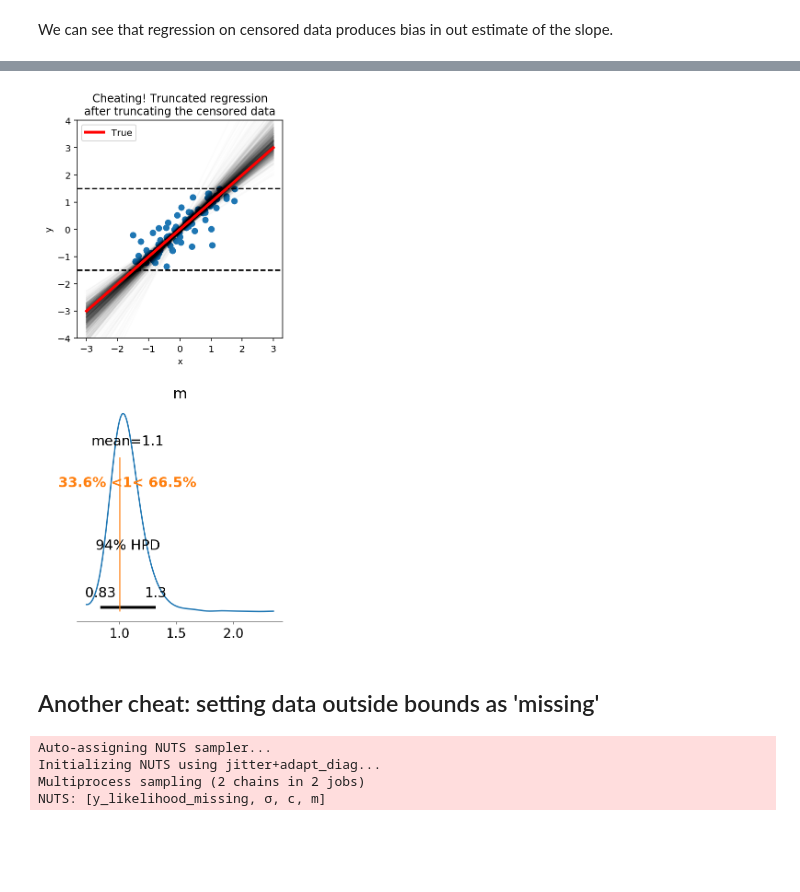
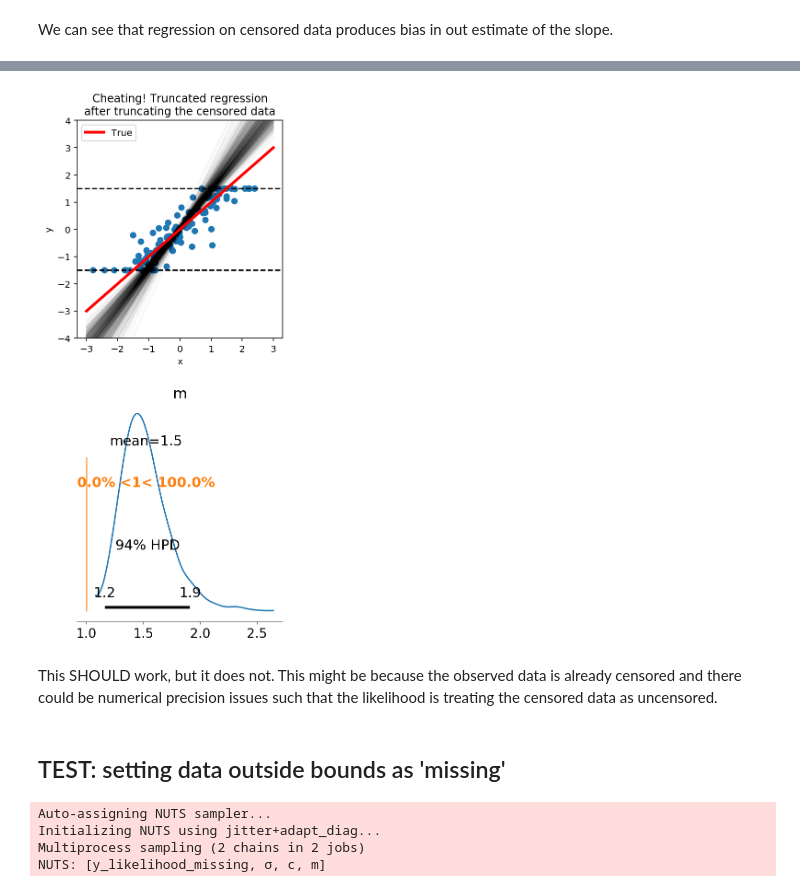
Before and after one commit to drbenvincent/pymc3-demo-code, a Jupyter notebook: censored_regression_pymc3.ipynb, the cells around one changed output, grey strips where cells are left out. Saved outputs shown, nothing was run; the diff lists cells and outputs as text; code cells hidden in the pictures; blank space fills up the shorter version.

Commit message:
censored regression now uses TruncatedNormal

```diff
--- a/censored_regression_pymc3.ipynb
+++ b/censored_regression_pymc3.ipynb
@@ -278,19 +244,19 @@ First thing we will do is a hacky attempt to truncate the data which has been ce
 # %%
-def truncated_regression(x, y):
-    """Sample from a truncated linear regression model"""
-    truncation_bounds = censor_bounds
+def censored_regression(x, y):
+    """Sample from a censored linear regression model (aka Tobit Regression)"""
 
     with pm.Model() as model:
         m = pm.Normal("m", mu=0, sd=1)
         c = pm.Normal("c", mu=0, sd=1)
         σ = pm.HalfNormal("σ", sd=1)
+
         y_likelihood = pm.TruncatedNormal(
             "y_likelihood",
             mu=m * x + c,
             sd=σ,
             observed=y,
-            lower=truncation_bounds[0],
-            upper=truncation_bounds[1],
+            lower=censor_bounds[0],
+            upper=censor_bounds[1],
         )
 
     with model:
@@ -317,28 +274,30 @@ NUTS: [σ, c, m]
 # %%
 xfig, ax = plt.subplots(2, 1, figsize=(4, 10))
 
 data_ylim = [-4, 4]
 
 # True data =================================================
 # data space
-_ = plot_data(xt, yt, ax=ax[0])
-_ = plot_posterior_predictive(trace_truncated, ax=ax[0])
+_ = plot_data(xc, yc, ax=ax[0])
+_ = plot_posterior_predictive(trace_censored, ax=ax[0])
 ax[0].set(
     title="Cheating! Truncated regression\nafter truncating the censored data",
     xlabel="x",
     ylabel="y",
     ylim=data_ylim,
 )
 plot_true(ax=ax[0])
 # parameter space
-az.plot_posterior(trace_truncated, var_names=["m"], ax=ax[1], ref_val=m)
+az.plot_posterior(trace_censored, var_names=["m"], ax=ax[1], ref_val=m)
 
 # spacing between rows
 plt.subplots_adjust(hspace=0.3)
 # %% [output]
-[figure, old version]
+[figure, new version]
+# %% [markdown]
+This SHOULD work, but it does not. This might be because the observed data is already censored and there could be numerical precision issues such that the likelihood is treating the censored data as uncensored.
 # %% [markdown]
-## Another cheat: setting data outside bounds as 'missing'
+## TEST: setting data outside bounds as 'missing'
 # %%
 def missing_y(x, y, censor_bounds):
     # set up data
```
Also changed, not shown: parts of 26 cells of this notebook.
